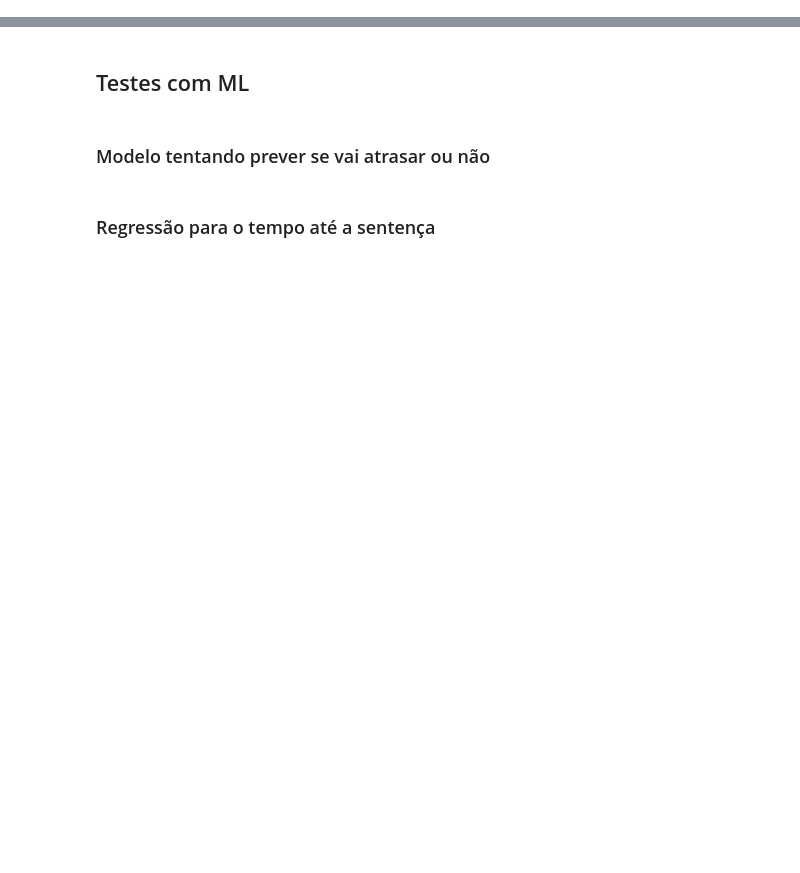
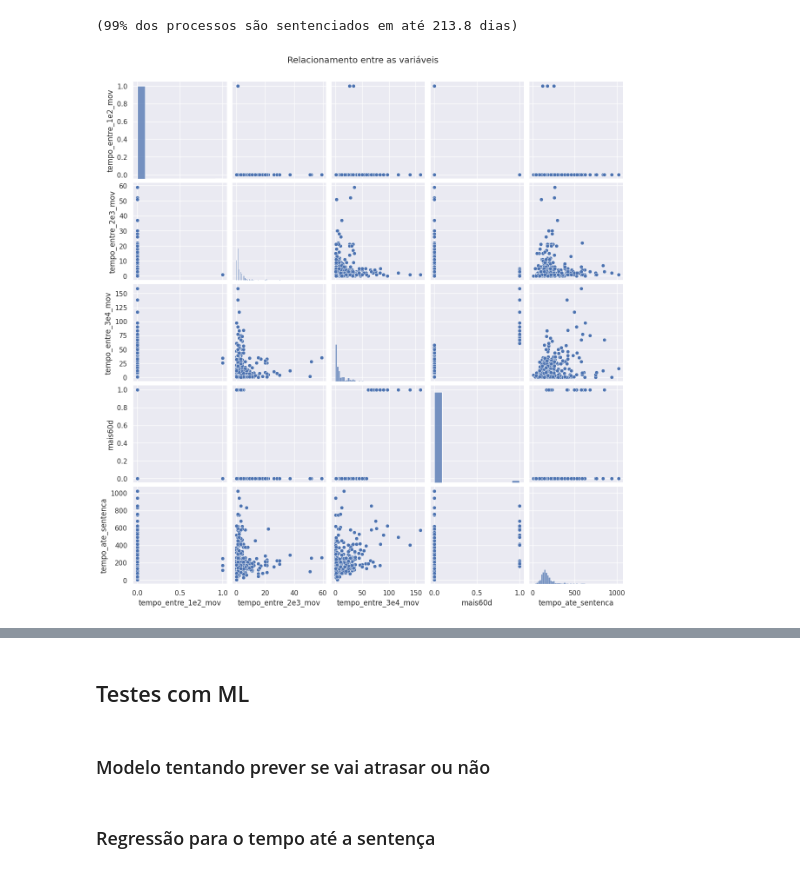
Before and after one commit to jeffersonduartebr/tcc_cesar, a Jupyter notebook: calcular_datas.ipynb, the cells around one changed output, grey strips where cells are left out. Saved outputs shown, nothing was run; the diff lists cells and outputs as text; code cells hidden in the pictures; blank space fills up the shorter version.

Commit message:
Acho que encerrei EDA. Iniciando Séries Temporais

```diff
--- a/calcular_datas.ipynb
+++ b/calcular_datas.ipynb
@@ -17,8 +22,8 @@ pd.set_option('display.max_columns', None)  # or 1000
 pd.set_option('display.max_rows', None)  # or 1000
 pd.set_option('display.max_colwidth', None)  # or 199
 # %%
-if os.path.isfile('dados/TJRN_17463_2017-01-01.csv'):
-    df_tjrn = pd.read_csv('dados/TJRN_17463_2017-01-01.csv', header='infer', sep=';', compression='zip')
+if os.path.isfile('dados/TJRN_17461_2017-01-01.csv'):
+    df_tjrn = pd.read_csv('dados/TJRN_17461_2017-01-01.csv', header='infer', sep=';', compression='zip')
 else:
     df_tjrn = pd.read_csv(glob.glob("dados/TJRN_17*.csv")[0], header='infer', sep=';', compression='zip')
     print(f'Carregando o dataset referente ao {glob.glob("dados/TJRN_17*.csv")[0]}')
@@ -26,10 +31,14 @@ else:
 df_tjrn.drop_duplicates(inplace=True)
 if 'sort' in df_tjrn.columns:
     df_tjrn.drop(columns=['sort'], inplace=True)
+if 'codigo' in df_tjrn.columns:
+    df_tjrn.drop(columns=['codigo'], inplace=True)
 if 'classe' in df_tjrn.columns:
     df_tjrn.drop(columns=['classe'], inplace=True)
 if 'grau' in df_tjrn.columns:
     df_tjrn.drop(columns=['grau'], inplace=True)
+if 'numero_processo' in df_tjrn.columns:
+    df_tjrn.drop(columns=['numero_processo'], inplace=True)
 if 'orgao_julgador' in df_tjrn.columns:
     df_tjrn.drop(columns=['orgao_julgador'], inplace=True)
 
@@ -53,33 +59,3 @@ print(df_tjrn['movimentos'][0])
-# %%
-""" lista_movimentacoes_completa = []
-lista_codigos = list()
-lista_nomes = list()
-lista_data = list()
-i = 0
-
-for movimento in movimentacoes:
-    if '272' in movimento.split():
-        print(movimento)
-        continue
-        #print(len(list(movimento.split(',')))/4)
-    else:
-        if len(list(movimento.split(','))) % 4 == 0:
-            for elemento in range(0,int(len(list(movimento.split(',')))/4),4):
-                if elemento != None:
-                    codigo = movimento.split(',')[elemento].replace('[','').replace(' ', '')
-                    nome_movimentacao = movimento.split(',')[elemento+1].replace('[','').replace(' ', '')
-                    data_movimentacao = movimento.split(',')[elemento+2].replace('[','').replace('Timestamp(','').split(' ')[1].replace(' ', '').replace('\'', '')
-                    lista_temp = list()
-                    lista_temp.append([codigo, nome_movimentacao, data_movimentacao])
-                    #lista_temp.append(nome_movimentacao)
-                    #lista_temp.append(data_movimentacao)
-                    #lista_movimentacoes_completa.append([])
-                    lista_movimentacoes_completa.append(lista_temp)
-                else:
-                    lista_temp = [-1, -1, -1]
-                    #lista_movimentacoes_completa.append([])
-                    lista_movimentacoes_completa.append(lista_temp)
-            i = i + 1 """
 # %%
 lista_movimentacoes_completa = []
 lista_codigos = list()
@@ -209,5 +178,6 @@ df_tjrn['tempo_entre_3e4_mov'] = calcular_tempo_entre_movimentacoes(df_tjrn['mov
 #df_tjrn['tempo_entre_4e5_mov'] = calcular_tempo_entre_movimentacoes(df_tjrn['movimentos'].to_list(),4,5)
 
 df_tjrn['mais60d'] = (df_tjrn['tempo_entre_1e2_mov'] > 60) | (df_tjrn['tempo_entre_2e3_mov'] > 60) | (df_tjrn['tempo_entre_3e4_mov'] > 60) #| (df_tjrn['tempo_entre_4e5_mov'] > 60)
+df_tjrn['mais60d'].replace(['False','True'],[0,1],inplace=True)
 # %%
 print(df_tjrn['mais60d'].value_counts())
@@ -252,0 +246,13 @@ fig.show()
+# %%
+top99_sentenciados = df_sentenciados['tempo_ate_sentenca'].quantile(0.80)
+print(f'(80% dos processos são sentenciados em até {top99_sentenciados:.1f} dias)')
+# %% [output]
+(99% dos processos são sentenciados em até 213.8 dias)
+# %%
+sns.set()
+fig = sns.pairplot(df_sentenciados[['tempo_entre_1e2_mov', 'tempo_entre_2e3_mov',
+                             'tempo_entre_3e4_mov', 'mais60d', 'tempo_ate_sentenca']], size = 2.5)
+fig.fig.suptitle('Relacionamento entre as variáveis', y=1.03)
+plt.show()
+# %% [output]
+[figure, added]
```
Also changed, not shown: parts of 24 cells of this notebook, 14 other files.
